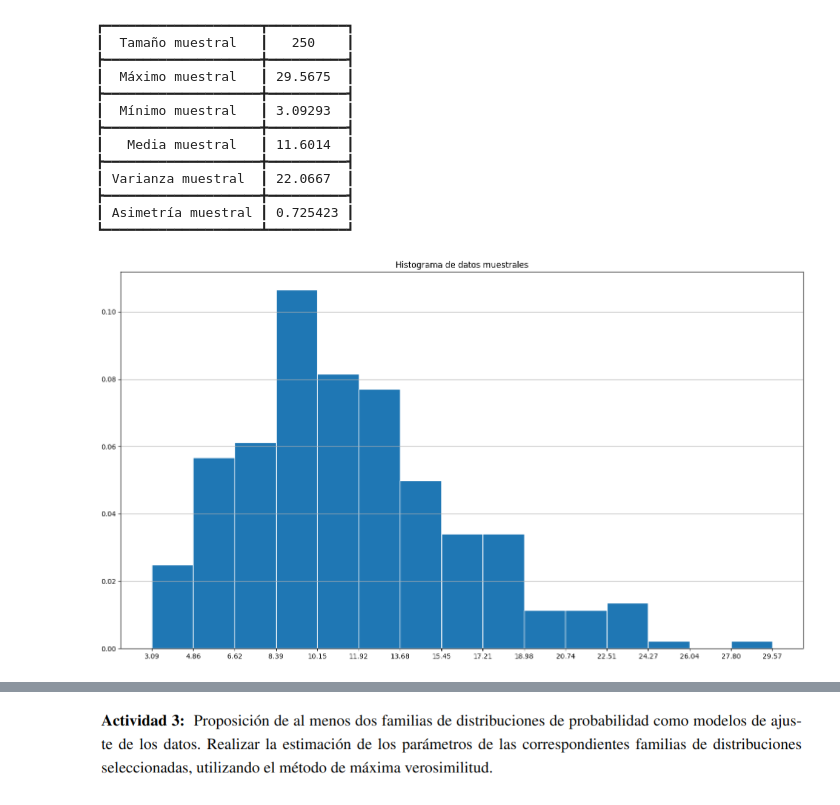
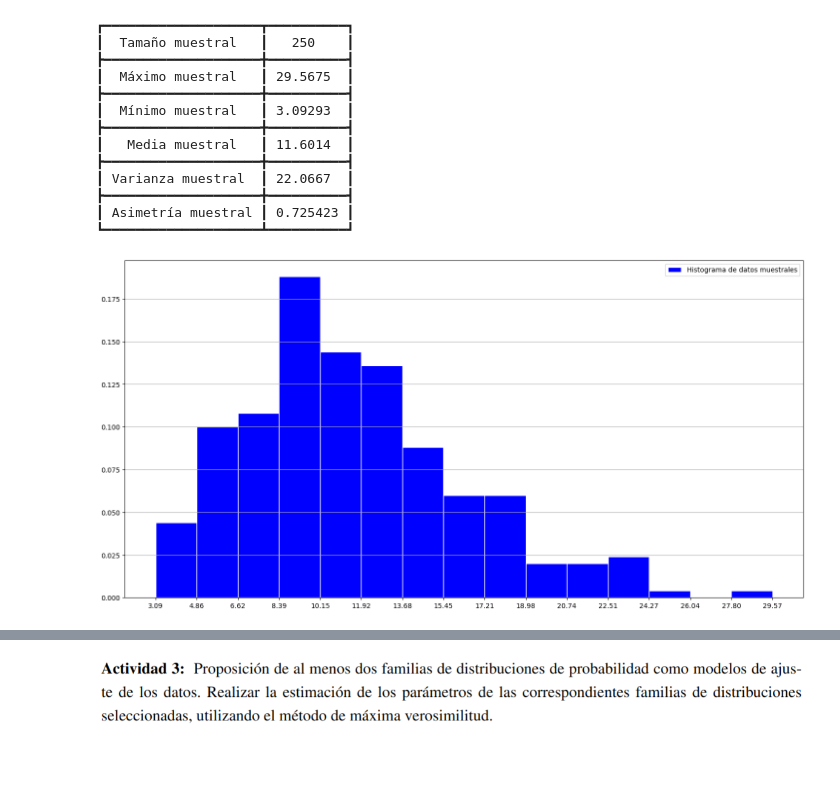
Before and after one commit to basbenja/TP-Modelos-y-Simulacion-2023, a Jupyter notebook: bas-mondejar.ipynb, the cells around one changed output, grey strips where cells are left out. Drawn from its saved outputs; the diff is of its cells as text; code cells hidden in the pictures; blank space fills up the shorter version.

```diff
--- a/bas-mondejar.ipynb
+++ b/bas-mondejar.ipynb
@@ -73,16 +111,32 @@ print(tabulate(
 ┣━━━━━━━━━━━━━━━━━━━━╋━━━━━━━━━━┫
 ┃ Asimetría muestral ┃ 0.725423 ┃
 ┗━━━━━━━━━━━━━━━━━━━━┻━━━━━━━━━━┛
-# %%
-k = int(np.sqrt(tam_muestral))
-fig, ax = plt.subplots(figsize=[18,10])
-n, bins, patches = ax.hist(data, bins=k, edgecolor="white", density=True)
-ax.grid(axis='y')
-plt.title('Histograma de datos muestrales')
-plt.xticks(bins)
-plt.show()
-# %% [output]
-[figure, removed]
+# %%
+k = int(np.sqrt(tam_muestral))
+cantidades, extremos = np.histogram(data, bins=k)
+proporciones = cantidades / tam_muestral
+ancho = (M-m) / k
+
+def histograma(ax: plt.Axes, alturas, color, transparencia, label):
+    ax.bar(
+        x=extremos[:-1],
+        height=alturas,
+        align='edge',
+        width=ancho,
+        edgecolor="white",
+        color=color,
+        alpha=transparencia,
+        label=label
+    )
+    ax.set_xticks(extremos)
+    ax.grid(axis='y')
+    ax.legend()
+
+fig, ax = plt.subplots(figsize=[18,9])
+histograma(ax, alturas=proporciones, color='blue', transparencia=1, label='Histograma de datos muestrales')
+plt.show()
+# %% [output]
+[figure, added]
 # %%
 quantiles = np.quantile(data, [0.25, 0.5, 0.75])
 
```
Also changed, not shown: parts of 30 cells of this notebook.
